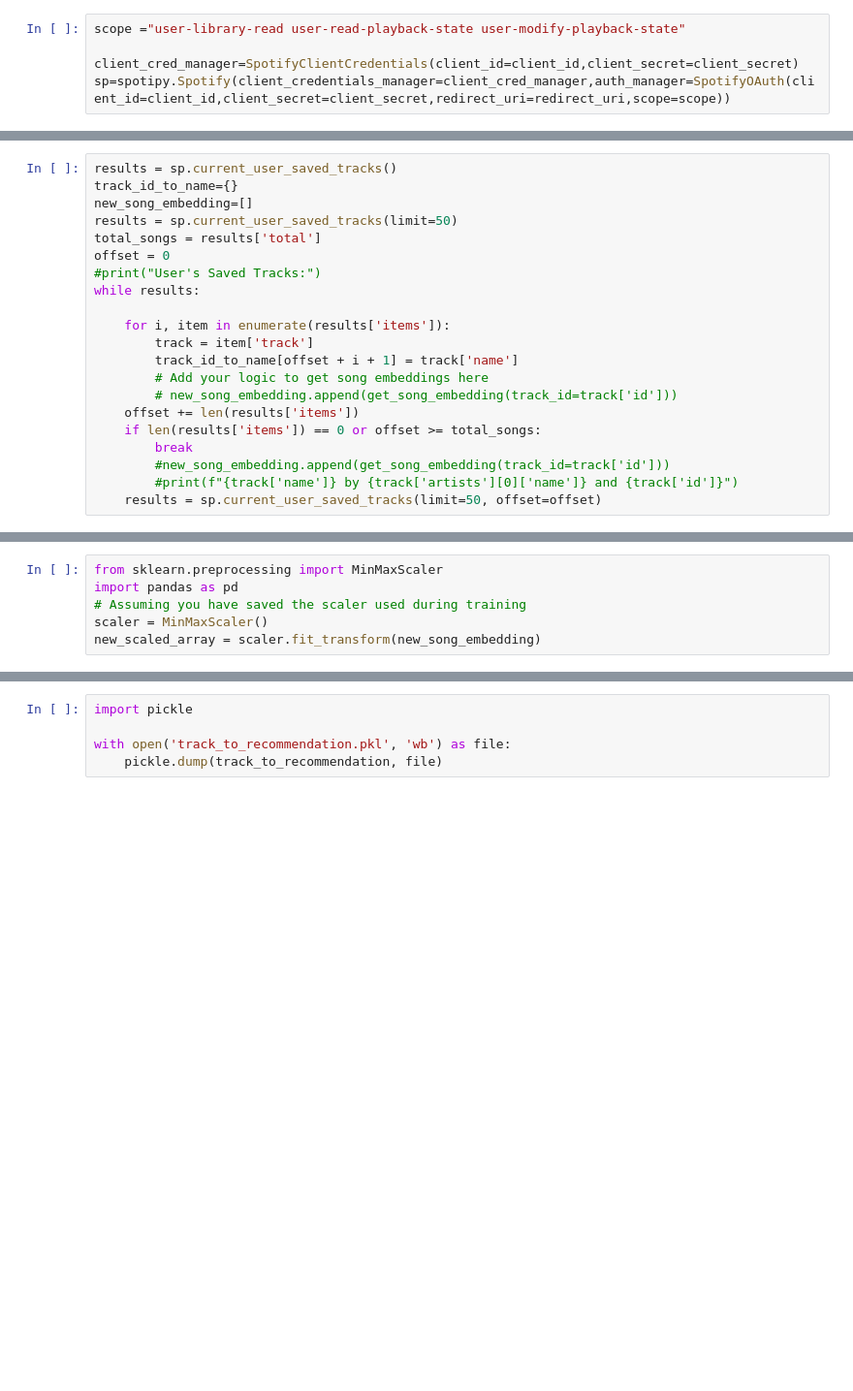
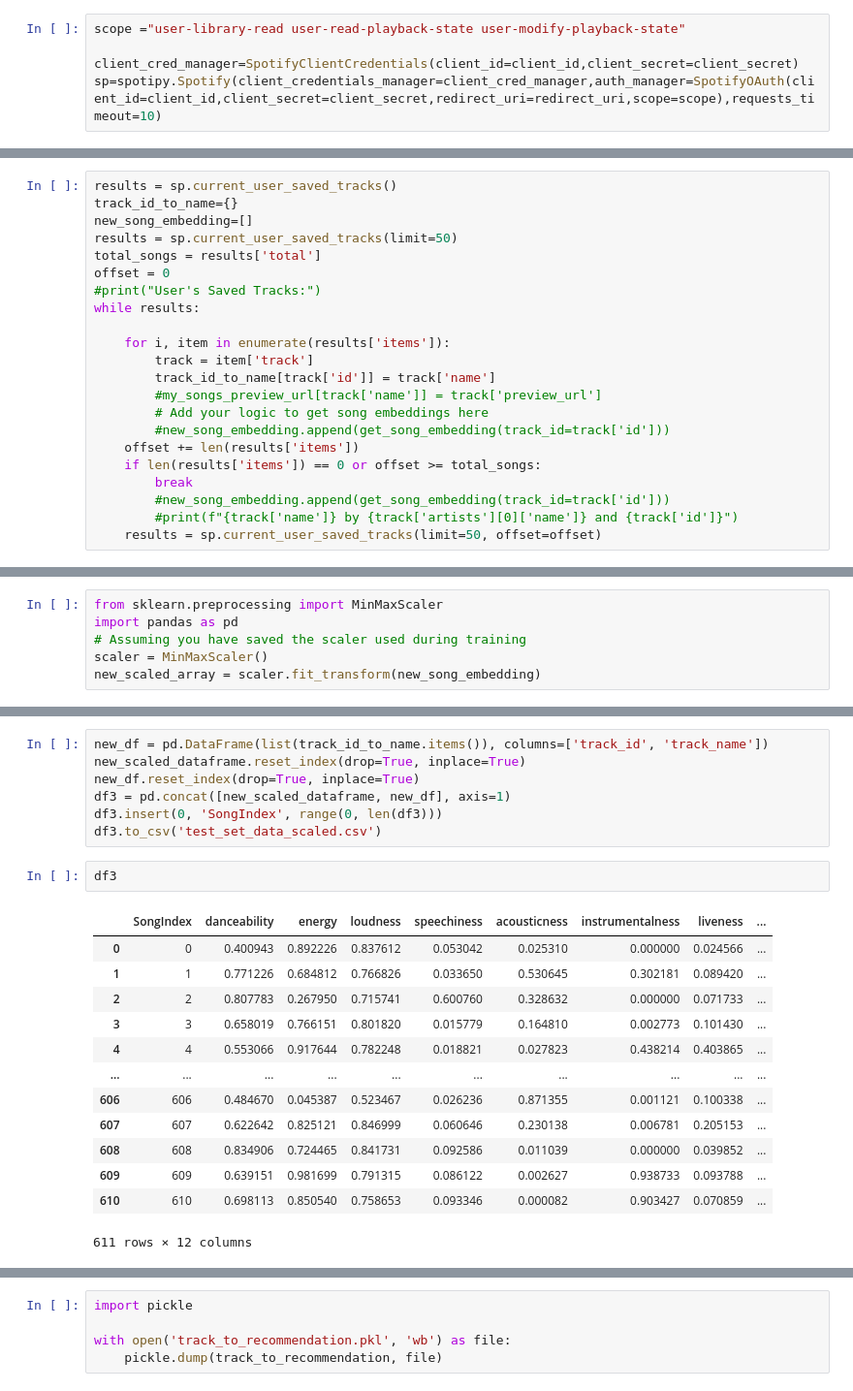
Before and after one commit to shubo7996/Spotify-Recommendation-System, a Jupyter notebook: spotifyData.ipynb, the cells around one changed output, grey strips where cells are left out. Shown at 97% size. Cells and saved outputs as stored; diff of their text form; blank space fills up the shorter version.

```diff
--- a/spotifyData.ipynb
+++ b/spotifyData.ipynb
@@ -63,4 +67,4 @@ redirect_uri="http://localhost"
 scope ="user-library-read user-read-playback-state user-modify-playback-state"
 
 client_cred_manager=SpotifyClientCredentials(client_id=client_id,client_secret=client_secret)
-sp=spotipy.Spotify(client_credentials_manager=client_cred_manager,auth_manager=SpotifyOAuth(client_id=client_id,client_secret=client_secret,redirect_uri=redirect_uri,scope=scope))
+sp=spotipy.Spotify(client_credentials_manager=client_cred_manager,auth_manager=SpotifyOAuth(client_id=client_id,client_secret=client_secret,redirect_uri=redirect_uri,scope=scope),requests_timeout=10)
@@ -136,9 +180,10 @@ while results:
 
     for i, item in enumerate(results['items']):
         track = item['track']
-        track_id_to_name[offset + i + 1] = track['name']
+        track_id_to_name[track['id']] = track['name']
+        #my_songs_preview_url[track['name']] = track['preview_url']
         # Add your logic to get song embeddings here
-        # new_song_embedding.append(get_song_embedding(track_id=track['id']))
+        #new_song_embedding.append(get_song_embedding(track_id=track['id']))
     offset += len(results['items'])
     if len(results['items']) == 0 or offset >= total_songs:
         break
@@ -179,0 +246,23 @@ new_scaled_array = scaler.fit_transform(new_song_embedding)
+# %%
+new_df = pd.DataFrame(list(track_id_to_name.items()), columns=['track_id', 'track_name'])
+new_scaled_dataframe.reset_index(drop=True, inplace=True)
+new_df.reset_index(drop=True, inplace=True)
+df3 = pd.concat([new_scaled_dataframe, new_df], axis=1)
+df3.insert(0, 'SongIndex', range(0, len(df3)))
+df3.to_csv('test_set_data_scaled.csv')
+# %%
+df3
+# %% [output]
+|  | SongIndex | danceability | energy | loudness | speechiness | acousticness | instrumentalness | liveness | ... |
+| 0 | 0 | 0.400943 | 0.892226 | 0.837612 | 0.053042 | 0.025310 | 0.000000 | 0.024566 | ... |
+| 1 | 1 | 0.771226 | 0.684812 | 0.766826 | 0.033650 | 0.530645 | 0.302181 | 0.089420 | ... |
+| 2 | 2 | 0.807783 | 0.267950 | 0.715741 | 0.600760 | 0.328632 | 0.000000 | 0.071733 | ... |
+| 3 | 3 | 0.658019 | 0.766151 | 0.801820 | 0.015779 | 0.164810 | 0.002773 | 0.101430 | ... |
+| 4 | 4 | 0.553066 | 0.917644 | 0.782248 | 0.018821 | 0.027823 | 0.438214 | 0.403865 | ... |
+| ... | ... | ... | ... | ... | ... | ... | ... | ... | ... |
+| 606 | 606 | 0.484670 | 0.045387 | 0.523467 | 0.026236 | 0.871355 | 0.001121 | 0.100338 | ... |
+| 607 | 607 | 0.622642 | 0.825121 | 0.846999 | 0.060646 | 0.230138 | 0.006781 | 0.205153 | ... |
+| 608 | 608 | 0.834906 | 0.724465 | 0.841731 | 0.092586 | 0.011039 | 0.000000 | 0.039852 | ... |
+| 609 | 609 | 0.639151 | 0.981699 | 0.791315 | 0.086122 | 0.002627 | 0.938733 | 0.093788 | ... |
+| 610 | 610 | 0.698113 | 0.850540 | 0.758653 | 0.093346 | 0.000082 | 0.903427 | 0.070859 | ... |
+611 rows × 12 columns
```
Also changed, not shown: parts of 50 cells of this notebook, 18 other files.
